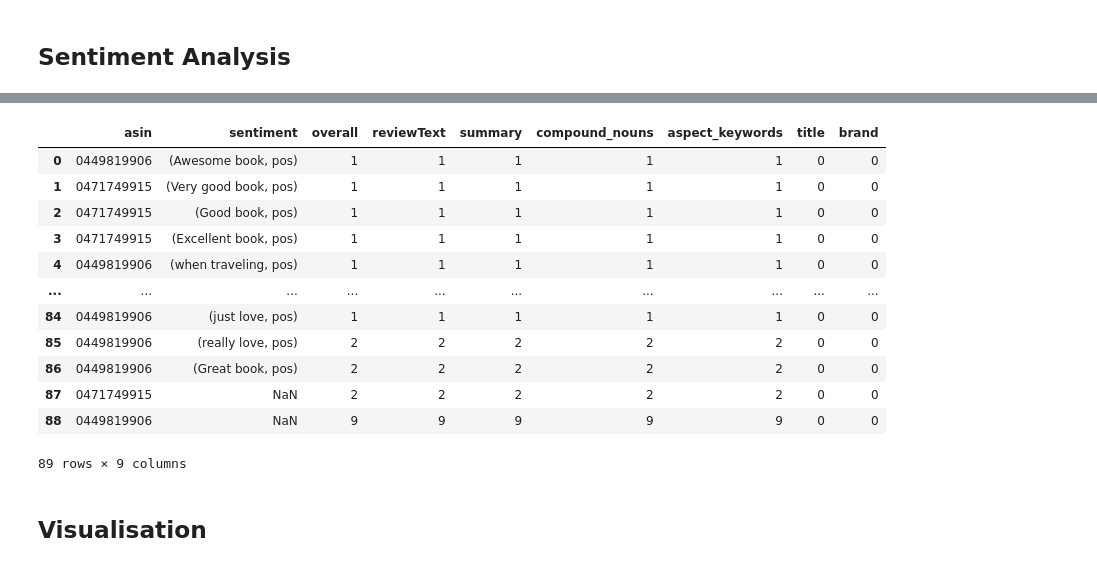
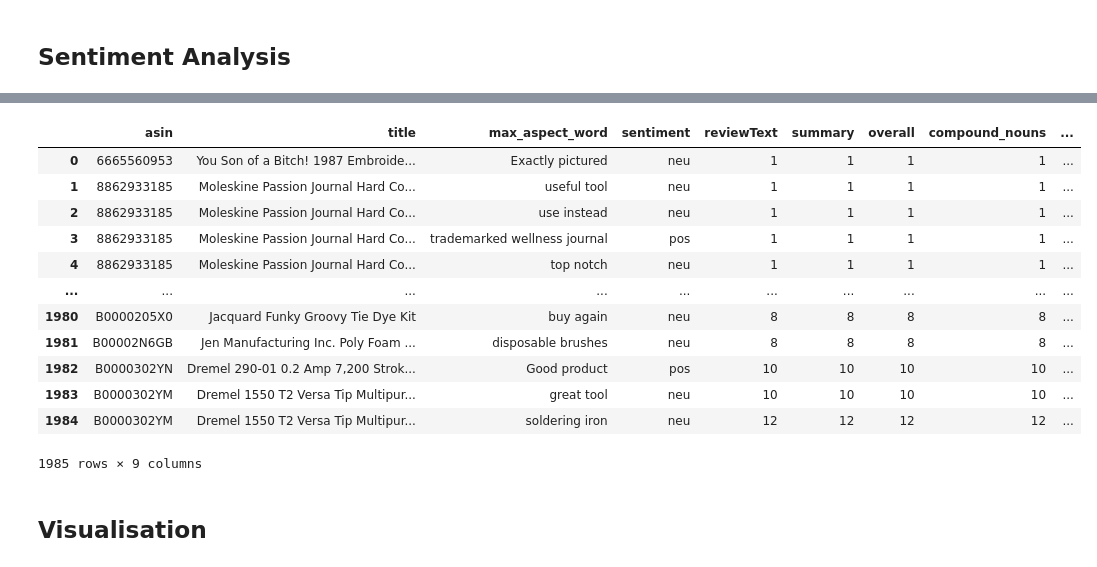
Before and after one commit to esragucukbel/NLP_Term_Project, a Jupyter notebook: NLP_Project.ipynb, the cells around one changed output, grey strips where cells are left out. Saved outputs shown, nothing was run; the diff lists cells and outputs as text; code cells hidden in the pictures.

```diff
--- a/NLP_Project.ipynb
+++ b/NLP_Project.ipynb
@@ -63,0 +81,3 @@ df_joined_dataset[df_joined_dataset['reviewText'].notnull()]
+# %%
+# Joining dataset in order to find product title
+df_joined_dataset = pd.merge(df_review, df_metadata, on="asin")
@@ -78,16 +104,19 @@ df_sample_review.head(5)
 # %%
 nlp = spacy.load("en_core_web_sm")
 # %%
+# Due to speed of processing only a part of data was included.
+df_joined_dataset = df_joined_dataset.iloc[0:5000,:]
+
 aspect_terms = []
 comp_terms = []
-for x in tqdm(sampling_indexes):
+for x in tqdm(range(len(df_joined_dataset))):
     amod_pairs = []
     advmod_pairs = []
     compound_pairs = []
     xcomp_pairs = []
     neg_pairs = []
-    if len(str(df_sample_review['reviewText'][x])) != 0:
-        lines = str(df_sample_review['reviewText'][x]).split('.')
+    if len(str(df_joined_dataset['reviewText'][x])) != 0:
+        lines = str(df_joined_dataset['reviewText'][x]).split('.')
         for line in lines:
             doc = nlp(line)
             str1=''
@@ -135,6 +164,6 @@ for x in tqdm(sampling_indexes):
     aspect_terms.append(pairs)
     comp_terms.append(compound_pairs)
 
-df_sample_review['compound_nouns'] = comp_terms
-df_sample_review['aspect_keywords'] = aspect_terms
-df_sample_review.head()
+df_joined_dataset['compound_nouns'] = comp_terms
+df_joined_dataset['aspect_keywords'] = aspect_terms
+df_joined_dataset.head()
@@ -151,17 +180,22 @@ Name: 4, dtype: object
 analyser = SentimentIntensityAnalyzer()
 
 sentiment = []
-for i in range(len(df_sample_review)):
+max_aspect_word = []
+for i in range(len(df_joined_dataset)):
     score_dict={'pos':0,'neg':0,'neu':0}
-    if len(df_sample_review['aspect_keywords'][i])!=0:
-        for aspects in df_sample_review['aspect_keywords'][i]:
+    if len(df_joined_dataset['aspect_keywords'][i])!=0:
+        for aspects in df_joined_dataset['aspect_keywords'][i]:
             sent = analyser.polarity_scores(aspects)
             score_dict['neg'] += sent['neg']
             score_dict['pos'] += sent['pos']
-            #score_dict['neu'] += sent['neu']
-        sentiment.append((aspects,max(score_dict.items(), key=operator.itemgetter(1))[0]))
+            score_dict['neu'] += sent['neu']
+        max_aspect_word.append(aspects)
+        sentiment.append(max(score_dict.items(), key=operator.itemgetter(1))[0])
     else:
-        sentiment.append('NaN')
-df_sample_review['sentiment'] = sentiment
-df_sample_review.head()
+        sentiment.append(None)
+        max_aspect_word.append(None)
+
+df_joined_dataset['max_aspect_word'] = max_aspect_word
+df_joined_dataset['sentiment'] = sentiment
+df_joined_dataset.head()
 # %% [output]
@@ -174,2 +208,2 @@ df_sample_review.head()
 # %%
-result = df_sample_review.groupby(["asin","sentiment"]).count().sort_values(by = "aspect_keywords",ascending="False").reset_index()
+df_joined_dataset = df_joined_dataset[df_joined_dataset['sentiment'].notna()]
@@ -176,18 +226,19 @@ result = df_sample_review.groupby(["asin","sentiment"]).count().sort_values(by =
 # %%
+result = df_joined_dataset.groupby(['asin','title','max_aspect_word','sentiment']).count().sort_values(by = "aspect_keywords",ascending="False").reset_index()
 result
 # %% [output]
-|  | asin | sentiment | overall | reviewText | summary | compound_nouns | aspect_keywords | title | brand |
-| 0 | 0449819906 | (Awesome book, pos) | 1 | 1 | 1 | 1 | 1 | 0 | 0 |
-| 1 | 0471749915 | (Very good book, pos) | 1 | 1 | 1 | 1 | 1 | 0 | 0 |
-| 2 | 0471749915 | (Good book, pos) | 1 | 1 | 1 | 1 | 1 | 0 | 0 |
-| 3 | 0471749915 | (Excellent book, pos) | 1 | 1 | 1 | 1 | 1 | 0 | 0 |
-| 4 | 0449819906 | (when traveling, pos) | 1 | 1 | 1 | 1 | 1 | 0 | 0 |
+|  | asin | title | max_aspect_word | sentiment | reviewText | summary | overall | compound_nouns | ... |
+| 0 | 6665560953 | You Son of a Bitch! 1987 Embroide... | Exactly pictured | neu | 1 | 1 | 1 | 1 | ... |
+| 1 | 8862933185 | Moleskine Passion Journal Hard Co... | useful tool | neu | 1 | 1 | 1 | 1 | ... |
+| 2 | 8862933185 | Moleskine Passion Journal Hard Co... | use instead | neu | 1 | 1 | 1 | 1 | ... |
+| 3 | 8862933185 | Moleskine Passion Journal Hard Co... | trademarked wellness journal | pos | 1 | 1 | 1 | 1 | ... |
+| 4 | 8862933185 | Moleskine Passion Journal Hard Co... | top notch | neu | 1 | 1 | 1 | 1 | ... |
 | ... | ... | ... | ... | ... | ... | ... | ... | ... | ... |
-| 84 | 0449819906 | (just love, pos) | 1 | 1 | 1 | 1 | 1 | 0 | 0 |
-| 85 | 0449819906 | (really love, pos) | 2 | 2 | 2 | 2 | 2 | 0 | 0 |
-| 86 | 0449819906 | (Great book, pos) | 2 | 2 | 2 | 2 | 2 | 0 | 0 |
-| 87 | 0471749915 | NaN | 2 | 2 | 2 | 2 | 2 | 0 | 0 |
-| 88 | 0449819906 | NaN | 9 | 9 | 9 | 9 | 9 | 0 | 0 |
+| 1980 | B0000205X0 | Jacquard Funky Groovy Tie Dye Kit | buy again | neu | 8 | 8 | 8 | 8 | ... |
+| 1981 | B00002N6GB | Jen Manufacturing Inc. Poly Foam ... | disposable brushes | neu | 8 | 8 | 8 | 8 | ... |
+| 1982 | B0000302YN | Dremel 290-01 0.2 Amp 7,200 Strok... | Good product | pos | 10 | 10 | 10 | 10 | ... |
+| 1983 | B0000302YM | Dremel 1550 T2 Versa Tip Multipur... | great tool | neu | 10 | 10 | 10 | 10 | ... |
+| 1984 | B0000302YM | Dremel 1550 T2 Versa Tip Multipur... | soldering iron | neu | 12 | 12 | 12 | 12 | ... |
-89 rows × 9 columns
+1985 rows × 9 columns
 # %% [markdown]
 ## Visualisation<a class="anchor" id="section_1_4"></a>
```
Also changed, not shown: parts of 17 cells of this notebook.
